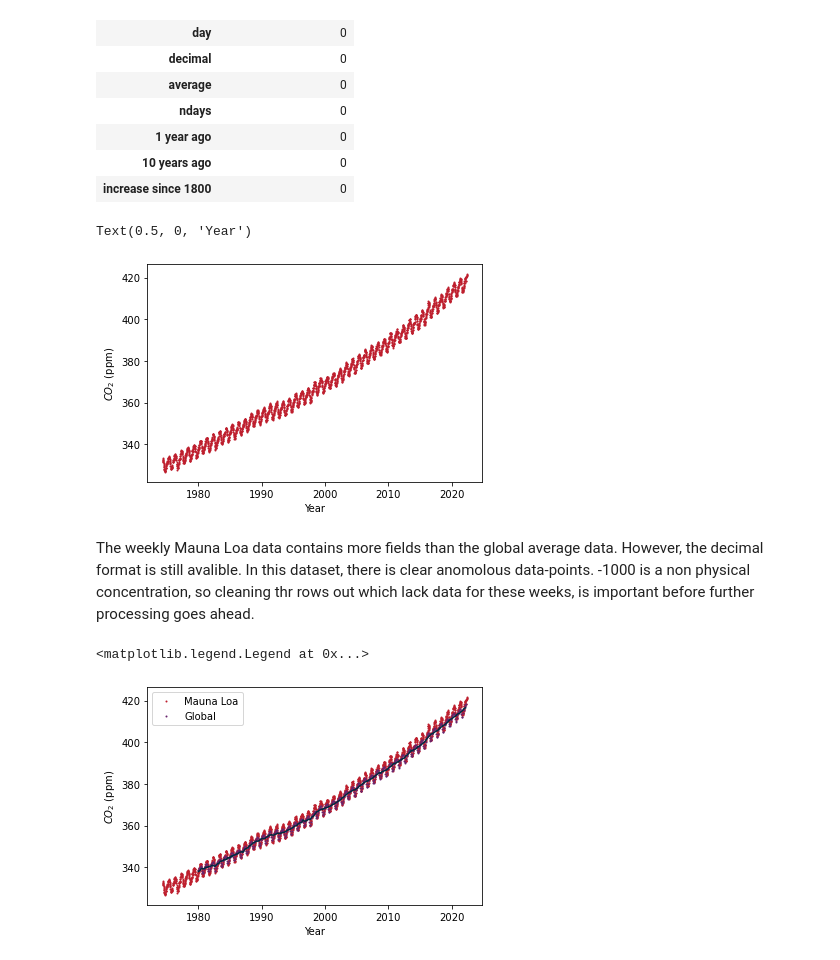
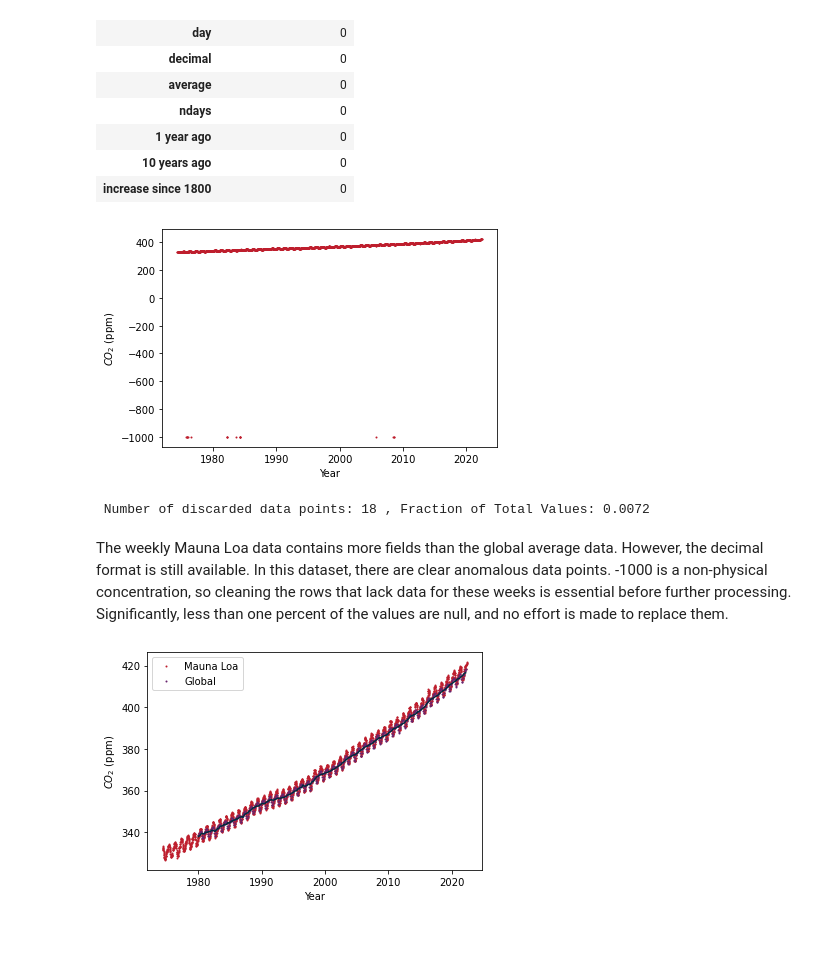
Before and after one commit to seancraven/CDS_book, a Jupyter notebook: Data_Exploration.ipynb, the cells around one changed output. Cells and saved outputs as stored; diff of their text form; code cells hidden in the pictures.

```diff
--- a/Data_Exploration.ipynb
+++ b/Data_Exploration.ipynb
@@ -60,9 +77,12 @@ Text(0.5, 0, 'Year')
 [figure]
 # %%
-path_ml =  'Data/co2_weekly_mlo.csv'
+path_ml =  'https://gml.noaa.gov/webdata/ccgg/trends/co2/co2_weekly_mlo.csv'
 co2_data_ml = pd.read_csv(path_ml, header=0, comment='#')
 null_sum = (co2_data_ml.isna()).values.sum(axis=0)
-pd.DataFrame(data=null_sum, index=co2_data_ml.columns, columns=['Number of Null Values'])
+pd.DataFrame(data=null_sum,
+    index=co2_data_ml.columns,
+    columns=['Number of Null Values']
+    )
 # %% [output]
 |  | Number of Null Values |
 | year | 0 |
@@ -75,23 +95,42 @@ pd.DataFrame(data=null_sum, index=co2_data_ml.columns, columns=['Number of Null
 | 10 years ago | 0 |
 | increase since 1800 | 0 |
 # %%
-plt.plot(co2_data_ml['decimal'], co2_data_ml['average'], c = colours.durham.red,linestyle='', marker='o', markersize = 1)
+plt.plot(co2_data_ml['decimal'], co2_data_ml['average'],
+        c = colours.durham.red, linestyle='',
+        marker='o', markersize = 1
+        )
 plt.ylabel('$CO_2$ (ppm)')
 plt.xlabel('Year')
+None
 # %% [output]
-Text(0.5, 0, 'Year')
-[figure, old version]
+[figure, new version]
+# %%
+invalid_values = np.sum(co2_data_ml['average']<0)
+iv_fraction = invalid_values / co2_data_ml.shape[0]
+print(' Number of discarded data points:', invalid_values,
+    ', Fraction of Total Values:', f'{iv_fraction:.2}'
+    )
+# %% [output]
+ Number of discarded data points: 18 , Fraction of Total Values: 0.0072
 # %% [markdown]
-The weekly Mauna Loa data contains more fields than the global average data. However, the decimal format is still avalible. In this dataset, there is clear anomolous data-points. -1000 is a non physical concentration, so cleaning thr rows out which lack data for these weeks, is important before further processing goes ahead.
+The weekly Mauna Loa data contains more fields than the global average data. However, the decimal format is still available. In this dataset, there are clear anomalous data points. -1000 is a non-physical concentration, so cleaning the rows that lack data for these weeks is essential before further processing. Significantly, less than one percent of the values are null, and no effort is made to replace them.
 # %%
-co2_data_ml = co2_data_ml[co2_data_ml['average']>0] # dataframe[mask] the mask provides an array of bools, which makes selecting the values you want efficient and easy
-#plotting
-plt.plot(co2_data_ml['decimal'], co2_data_ml['average'], c = colours.durham.red,linestyle='', marker='o', markersize = 1, label = 'Mauna Loa')
-plt.plot(co2_data_global['decimal'], co2_data_global['average'], c=colours.durham.purple, linestyle='', marker='o', markersize = 1, label = 'Global')
-plt.plot(co2_data_global['decimal'], co2_data_global['trend'], c=colours.durham.ink)
+co2_data_ml = co2_data_ml[co2_data_ml['average']>0]
+#Plotting
+plt.plot(co2_data_ml['decimal'], co2_data_ml['average'],
+        c = colours.durham.red, linestyle='',
+        marker='o', markersize = 1,
+        label = 'Mauna Loa'
+        )
+plt.plot(co2_data_global['decimal'], co2_data_global['average'],
+        c=colours.durham.purple, linestyle='', marker='o', markersize = 1, label = 'Global'
+        )
+plt.plot(co2_data_global['decimal'], co2_data_global['trend'],
+        c=colours.durham.ink
+        )
 plt.ylabel('$CO_2$ (ppm)')
 plt.xlabel('Year')
 plt.legend()
+None
 # %% [output]
-<matplotlib.legend.Legend at 0x...>
 [figure]
```
Also changed, not shown: parts of 11 cells of this notebook, 51 other files.
